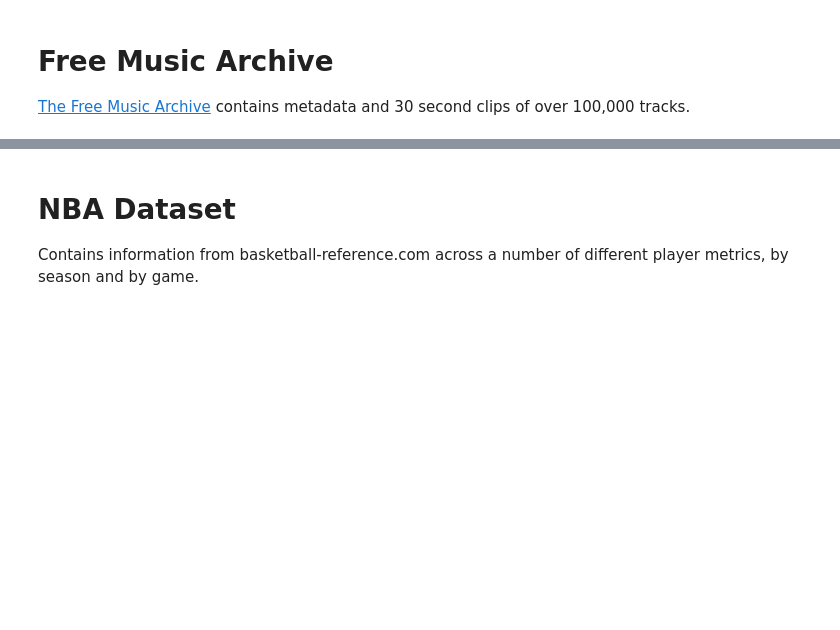
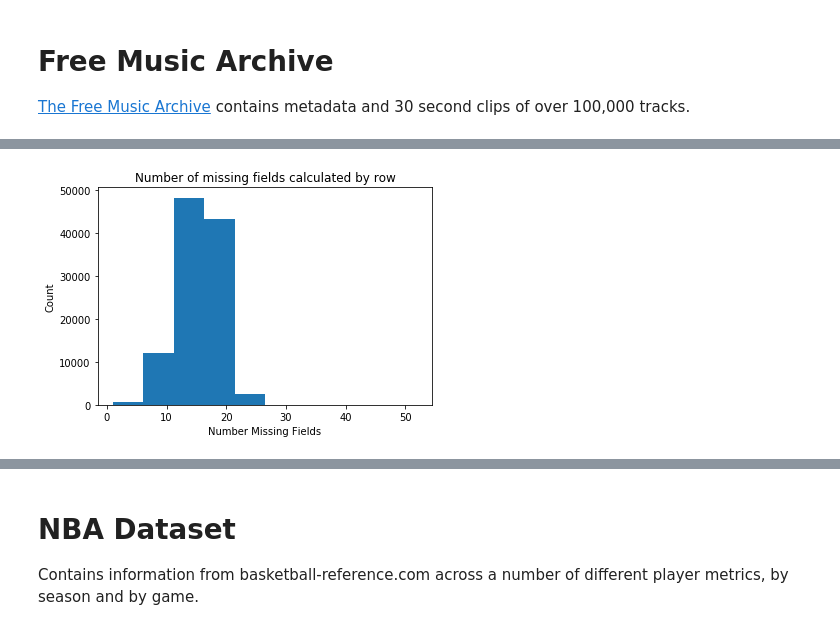
Before and after one commit to ryanmswan/springboard, a Jupyter notebook: capstone_eda/swan_capstone_data_check.ipynb, the cells around one changed output, grey strips where cells are left out. Drawn from its saved outputs; the diff is of its cells as text; code cells hidden in the pictures; blank space fills up the shorter version.

```diff
--- a/capstone_eda/swan_capstone_data_check.ipynb
+++ b/capstone_eda/swan_capstone_data_check.ipynb
@@ -74,0 +74,8 @@ Index(['Unnamed: 0', 'comments', 'date_created', 'date_released', 'engineer',
+# %%
+plt.hist(row_na)
+plt.xlabel('Number Missing Fields')
+plt.ylabel('Count')
+plt.title('Number of missing fields calculated by row')
+plt.show()
+# %% [output]
+[figure, added]
```
Also changed, not shown: parts of 34 cells of this notebook.
